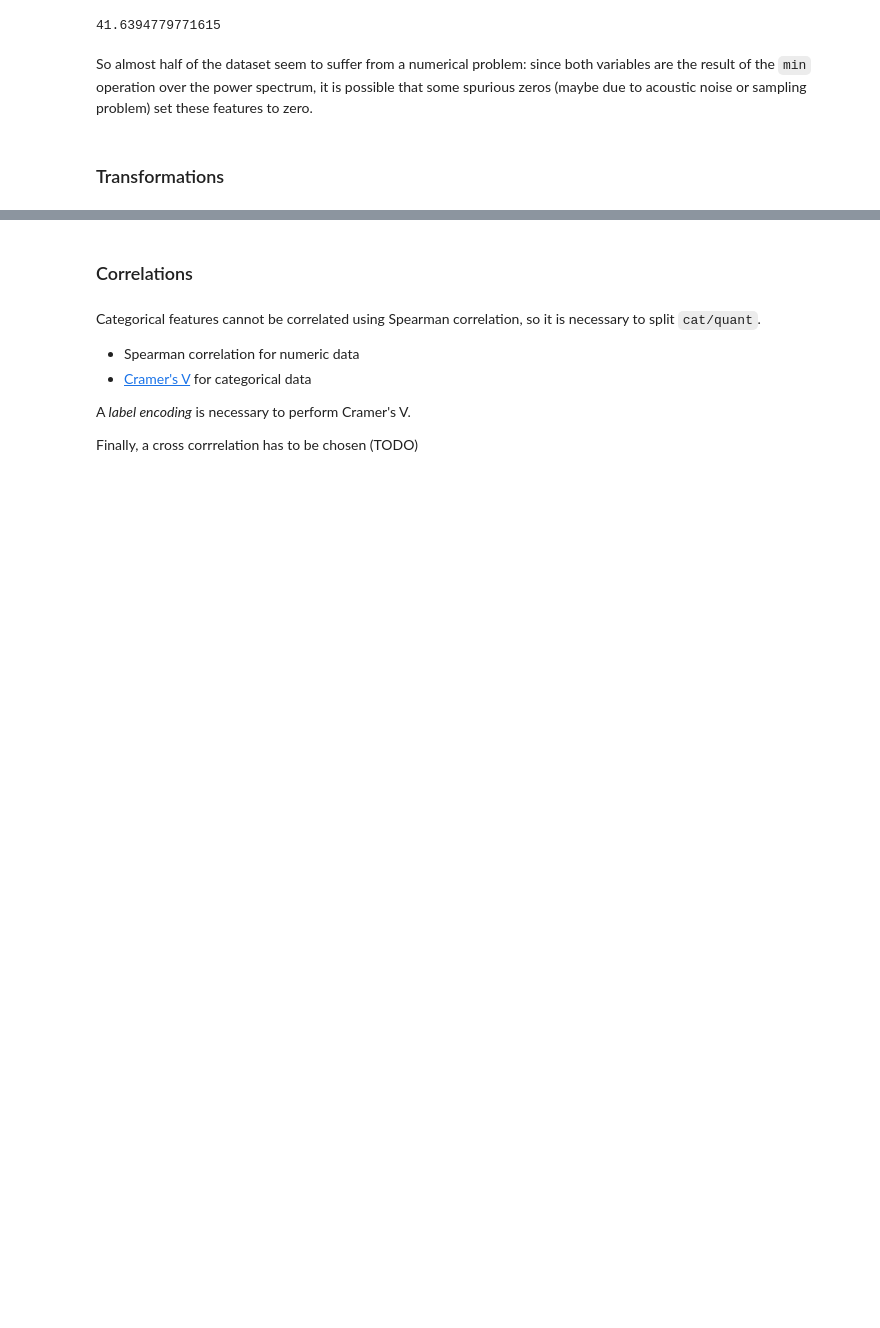
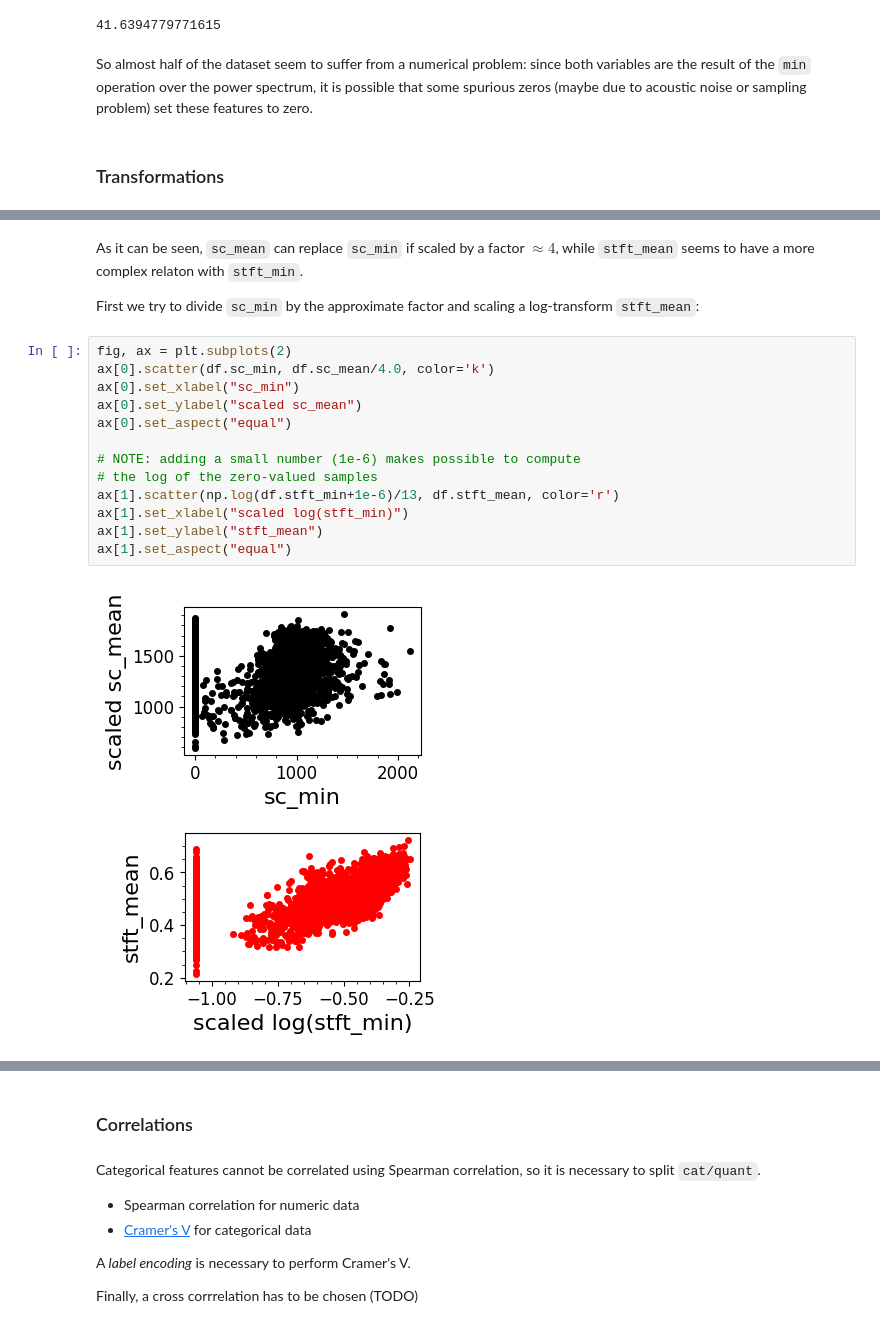
Before and after one commit to djanloo/dynamiting, a Jupyter notebook: UNDERSTANDING/data_understanding.ipynb, the cells around one changed output, grey strips where cells are left out. Cells and saved outputs as stored; diff of their text form; blank space fills up the shorter version.

```diff
--- a/UNDERSTANDING/data_understanding.ipynb
+++ b/UNDERSTANDING/data_understanding.ipynb
@@ -164,0 +182,19 @@ So almost half of the dataset seem to suffer from a numerical problem: since bot
+# %% [markdown]
+As it can be seen, `sc_mean` can replace `sc_min` if scaled by a factor $\approx 4$, while `stft_mean` seems to have a more complex relaton with `stft_min`.
+
+First we try to divide `sc_min` by the approximate factor and scaling a log-transform `stft_mean`:
+# %%
+fig, ax = plt.subplots(2)
+ax[0].scatter(df.sc_min, df.sc_mean/4.0, color='k')
+ax[0].set_xlabel("sc_min")
+ax[0].set_ylabel("scaled sc_mean")
+ax[0].set_aspect("equal")
+
+# NOTE: adding a small number (1e-6) makes possible to compute
+# the log of the zero-valued samples
+ax[1].scatter(np.log(df.stft_min+1e-6)/13, df.stft_mean, color='r')
+ax[1].set_xlabel("scaled log(stft_min)")
+ax[1].set_ylabel("stft_mean")
+ax[1].set_aspect("equal")
+# %% [output]
+[figure, added]
```
Also changed, not shown: parts of 5 cells of this notebook.
